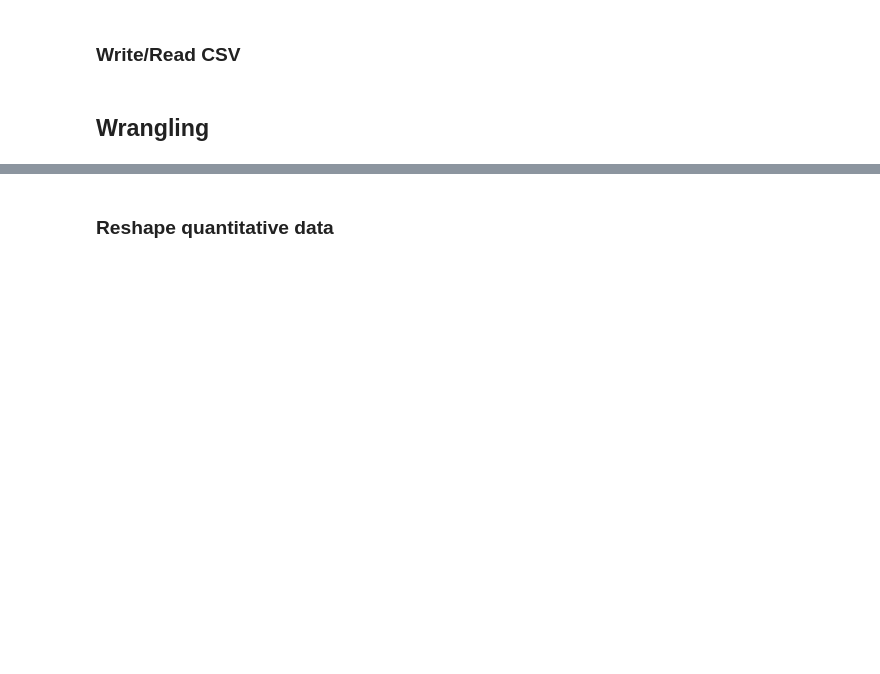
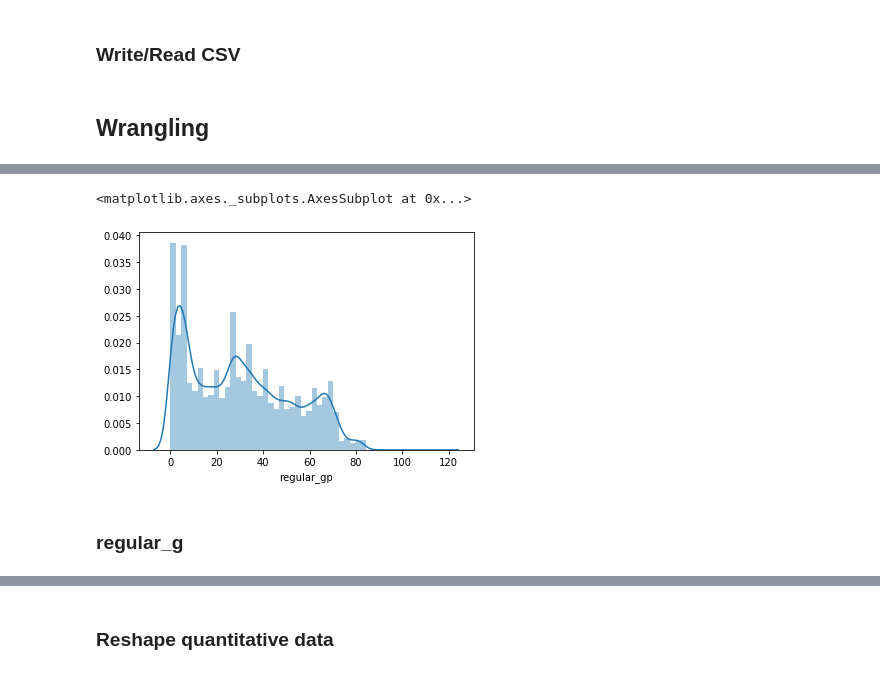
Before and after one commit to TomCallegari/ScoutingWithAI, a Jupyter notebook: Notebooks/ETL.ipynb, the cells around one changed output, grey strips where cells are left out. Saved outputs shown, nothing was run; the diff lists cells and outputs as text; code cells hidden in the pictures; blank space fills up the shorter version.

```diff
--- a/Notebooks/ETL.ipynb
+++ b/Notebooks/ETL.ipynb
@@ -77,0 +204,10 @@ awards.sample(10)
+# %%
+players['regular_gp'] = players['regular_gp'].replace({'': 0, '-': 0})
+players['regular_gp'] = players['regular_gp'].astype(int)
+# %%
+sns.distplot(players['regular_gp'])
+# %% [output]
+<matplotlib.axes._subplots.AxesSubplot at 0x...>
+[figure, added]
+# %% [markdown]
+### regular_g
```
Also changed, not shown: parts of 72 cells of this notebook, 5 other files.
